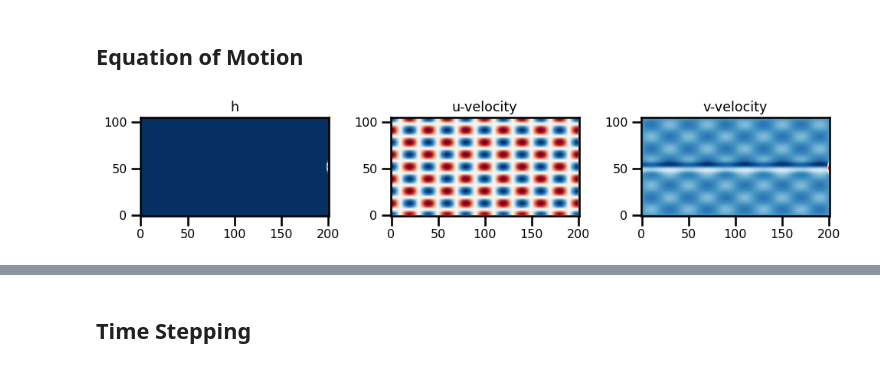
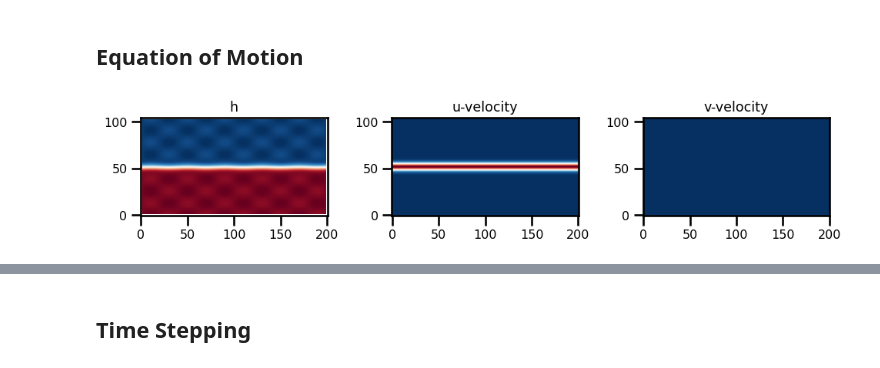
Before and after one commit to jejjohnson/jaxsw, a Jupyter notebook: content/sw/sw_linear_jet_api1.ipynb, the cells around one changed output, grey strips where cells are left out. Drawn from its saved outputs; the diff is of its cells as text; code cells hidden in the pictures.

```diff
--- a/content/sw/sw_linear_jet_api1.ipynb
+++ b/content/sw/sw_linear_jet_api1.ipynb
@@ -229,15 +230,0 @@ state_update = LinearShallowWater2D.equation_of_motion(0, state_init, params)
-# %%
-fig, ax = plt.subplots(ncols=3, figsize=(10, 5))
-ax[0].imshow(state_update.h.T, origin="lower", cmap="RdBu_r")
-ax[0].set(title="h")
-
-ax[1].imshow(state_update.u.T, origin="lower", cmap="RdBu_r")
-ax[1].set(title="u-velocity")
-
-ax[2].imshow(state_update.v.T, origin="lower", cmap="RdBu_r")
-ax[2].set(title="v-velocity")
-
-plt.tight_layout()
-plt.show()
-# %% [output]
-[figure, removed]
@@ -243,0 +242,15 @@ plt.show()
+# %%
+fig, ax = plt.subplots(ncols=3, figsize=(10, 5))
+ax[0].imshow(state_init.h.T, origin="lower", cmap="RdBu_r")
+ax[0].set(title="h")
+
+ax[1].imshow(state_init.u.T, origin="lower", cmap="RdBu_r")
+ax[1].set(title="u-velocity")
+
+ax[2].imshow(state_init.v.T, origin="lower", cmap="RdBu_r")
+ax[2].set(title="v-velocity")
+
+plt.tight_layout()
+plt.show()
+# %% [output]
+[figure, added]
```
Also changed, not shown: parts of 15 cells of this notebook, 7 other files.
